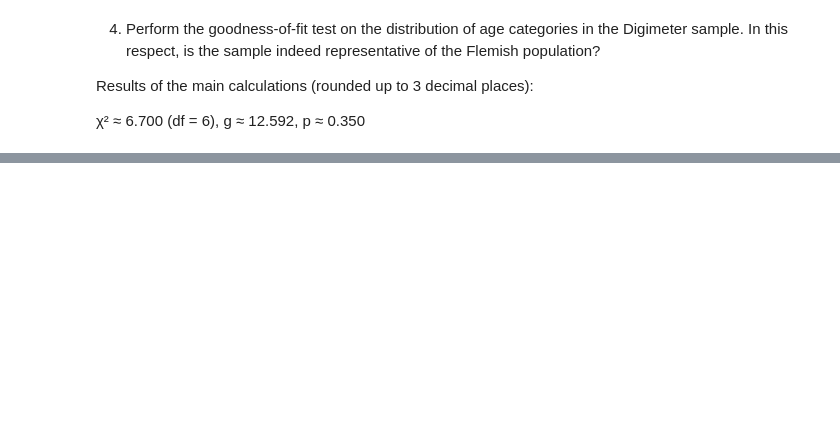
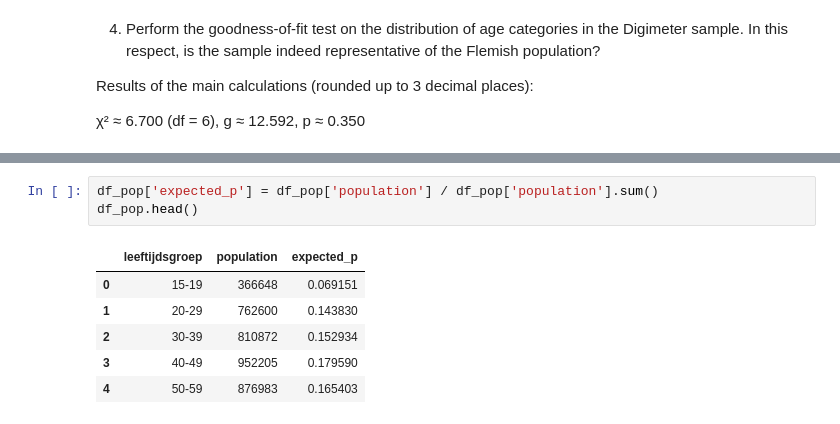
Before and after one commit to Kobe-Sapijn/dsai-labs, a Jupyter notebook: 4-bivariate-qual/lab-4.07-digimeter-sample.ipynb, the cells around one changed output, grey strips where cells are left out. Drawn from its saved outputs; the diff is of its cells as text; blank space fills up the shorter version.

```diff
--- a/4-bivariate-qual/lab-4.07-digimeter-sample.ipynb
+++ b/4-bivariate-qual/lab-4.07-digimeter-sample.ipynb
@@ -91,0 +126,10 @@ p ≈ 0.350
+# %%
+df_pop['expected_p'] = df_pop['population'] / df_pop['population'].sum()
+df_pop.head()
+# %% [output]
+|  | leeftijdsgroep | population | expected_p |
+| 0 | 15-19 | 366648 | 0.069151 |
+| 1 | 20-29 | 762600 | 0.143830 |
+| 2 | 30-39 | 810872 | 0.152934 |
+| 3 | 40-49 | 952205 | 0.179590 |
+| 4 | 50-59 | 876983 | 0.165403 |
```
Also changed, not shown: parts of 9 cells of this notebook.
